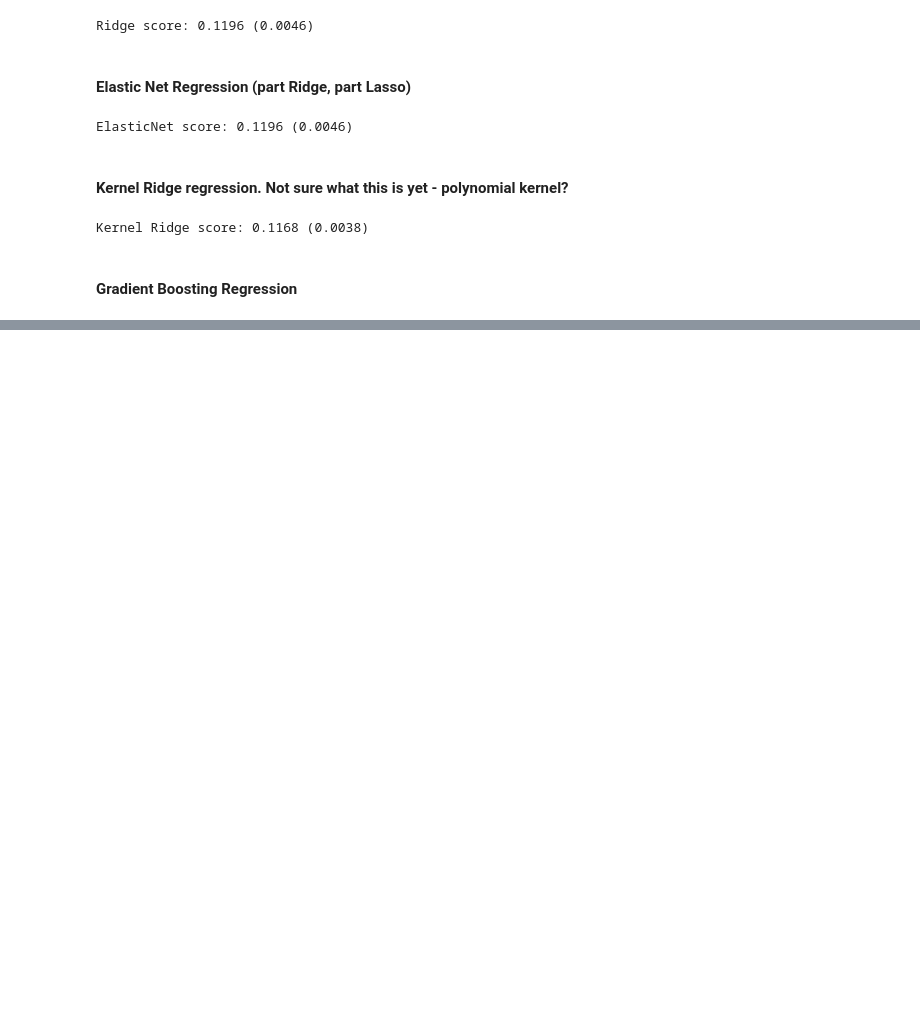
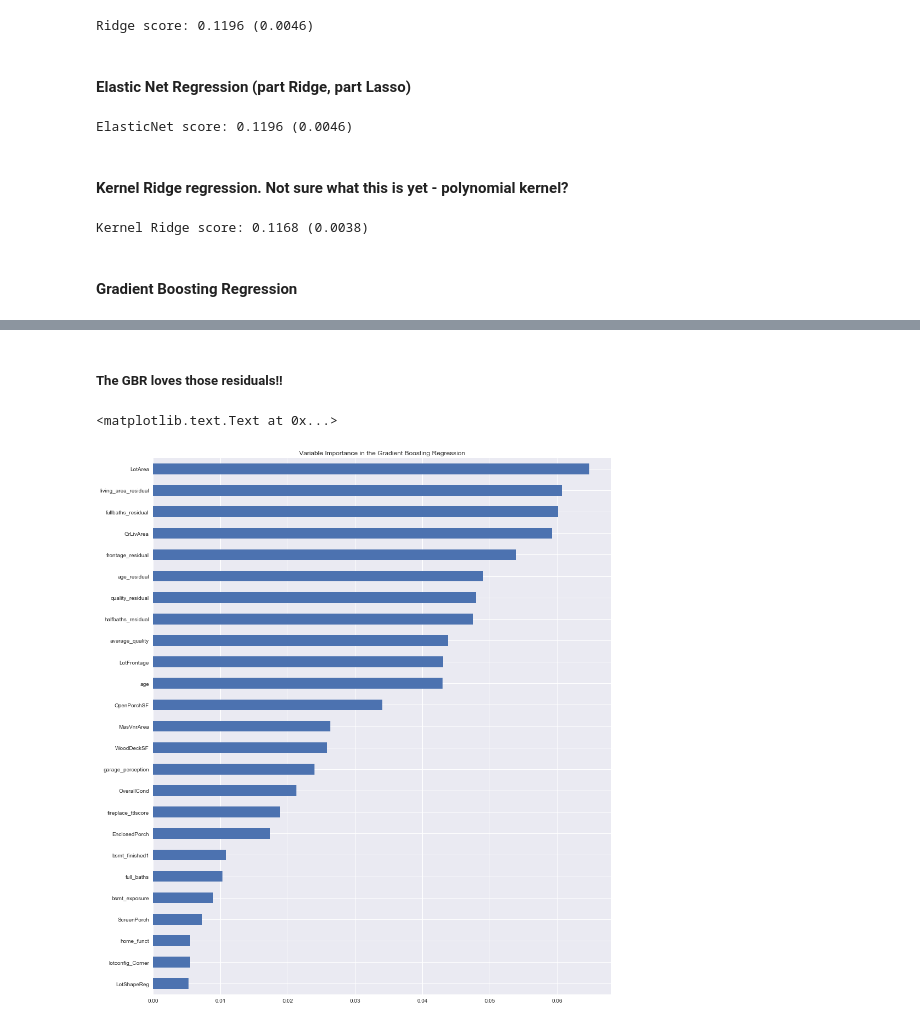
Before and after one commit to gwenkf/IowaHousePrices, a Jupyter notebook: Linear_Regression/Lin_Reg_nb.ipynb, the cells around one changed output, grey strips where cells are left out. Cells and saved outputs as stored; diff of their text form; code cells hidden in the pictures; blank space fills up the shorter version.

```diff
--- a/Linear_Regression/Lin_Reg_nb.ipynb
+++ b/Linear_Regression/Lin_Reg_nb.ipynb
@@ -126,7 +143,7 @@ Kernel Ridge score: 0.1168 (0.0038)
 GBoost = GradientBoostingRegressor(n_estimators=3000, learning_rate=0.05,
                                    max_depth=4, max_features='sqrt',
                                    min_samples_leaf=15, min_samples_split=10,
-                                   loss='ls', random_state =5)
+                                   loss='huber', random_state =5)
 # %%
 score = rmsle_cv(GBoost)
 print("Gradient Boosting score: {:.4f} ({:.4f})\n".format(score.mean(), score.std()))
@@ -132,0 +152,5 @@ print("Gradient Boosting score: {:.4f} ({:.4f})\n".format(score.mean(), score.st
+# %%
+model_gbr = GBoost.fit(train_x.values, train_y) # NO cv so bad - just for feature importance, though is that ok?
+# %%
+gbr_importances = pd.Series(model_gbr.feature_importances_, index = train_x.columns)
+gbr_importances.sort_values(ascending = False).head(20)
@@ -132,0 +175,8 @@ print("Gradient Boosting score: {:.4f} ({:.4f})\n".format(score.mean(), score.st
+# %% [markdown]
+##### The GBR loves those residuals!!
+# %%
+gbr_importances.sort_values(ascending= False).head(25).sort_values().plot(kind= "barh", figsize=(15,18))
+plt.title("Variable Importance in the Gradient Boosting Regression")
+# %% [output]
+<matplotlib.text.Text at 0x...>
+[figure, added]
```
Also changed, not shown: parts of 11 cells of this notebook.
